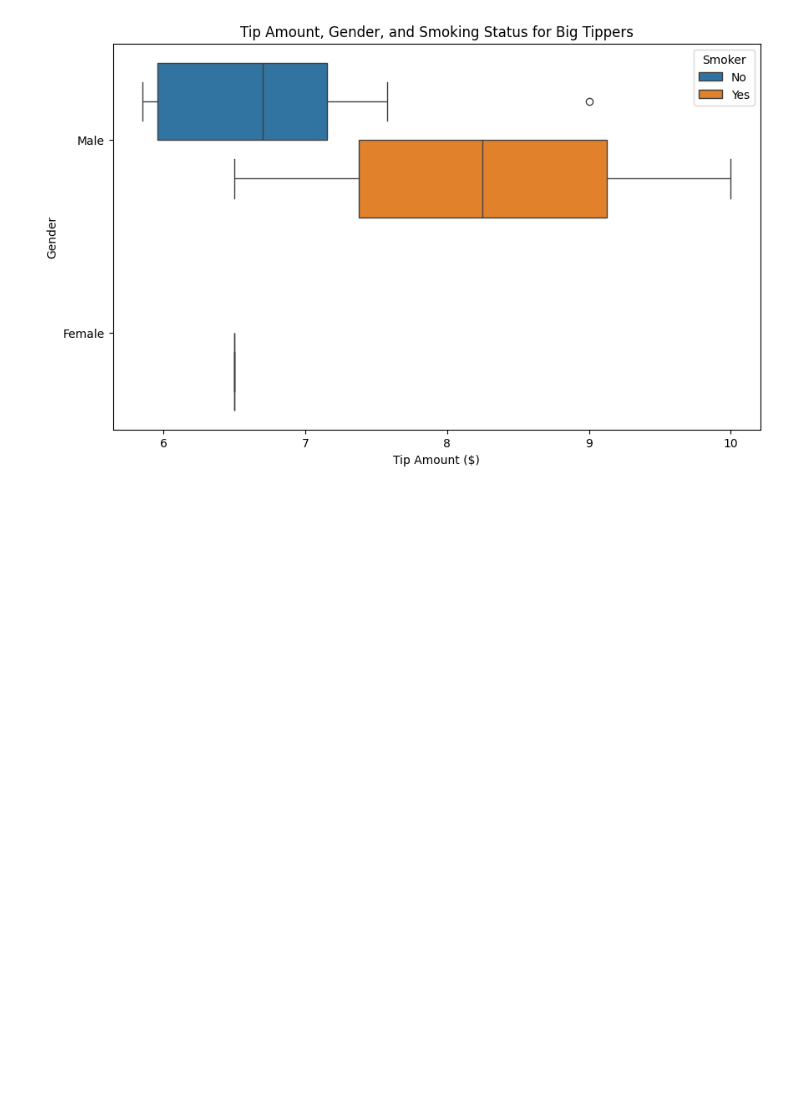
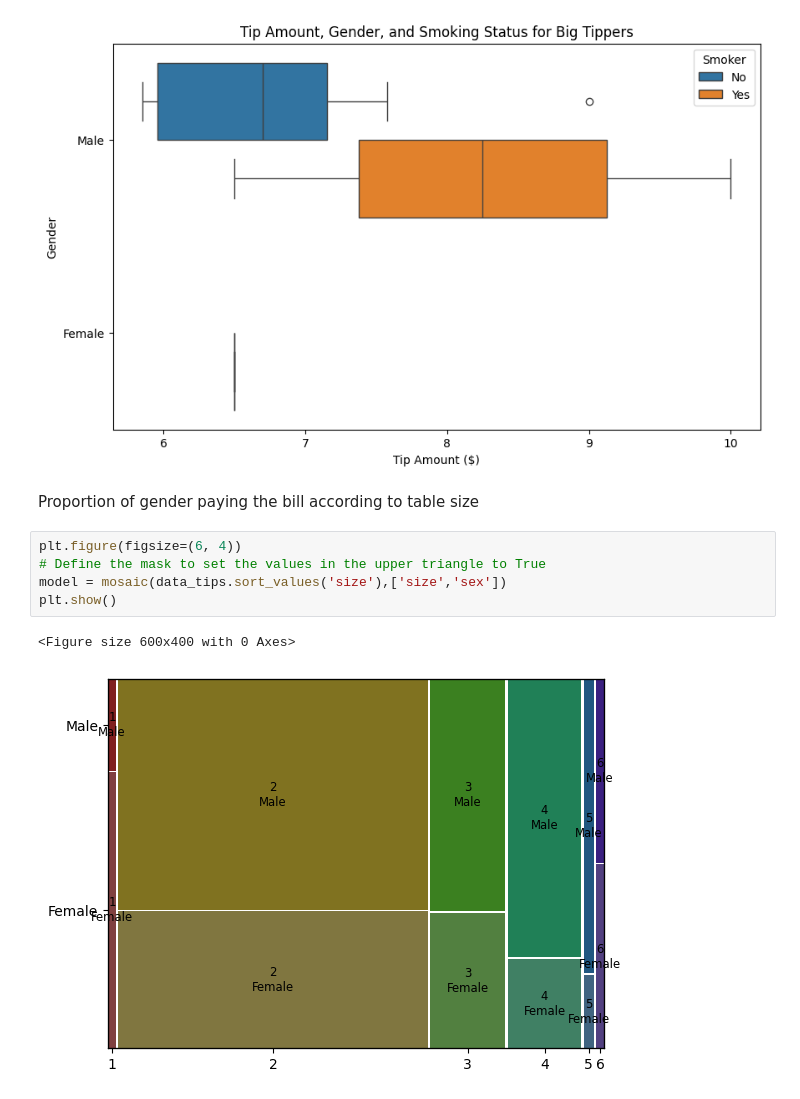
Before and after one commit to gabvyl/data-tips, a Jupyter notebook: TP_Tips.ipynb, the cells around one changed output. Drawn from its saved outputs; the diff is of its cells as text; blank space fills up the shorter version.

```diff
--- a/TP_Tips.ipynb
+++ b/TP_Tips.ipynb
@@ -1109,3 +1109,13 @@ plt.legend(title='Smoker', loc='upper right')
 plt.show()
 # %% [output]
 [figure]
+# %% [markdown]
+Proportion of gender paying the bill according to table size
+# %%
+plt.figure(figsize=(6, 4))
+# Define the mask to set the values in the upper triangle to True
+model = mosaic(data_tips.sort_values('size'),['size','sex'])
+plt.show()
+# %% [output]
+<Figure size 600x400 with 0 Axes>
+[figure, added]
```
Also changed, not shown: parts of 5 cells of this notebook.
